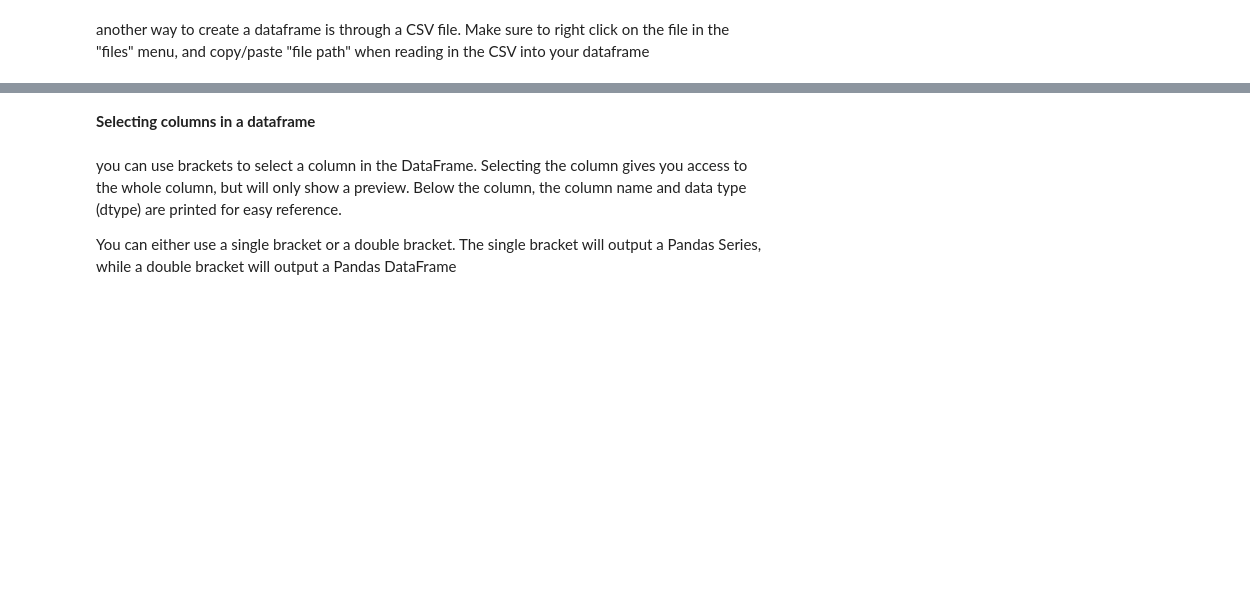
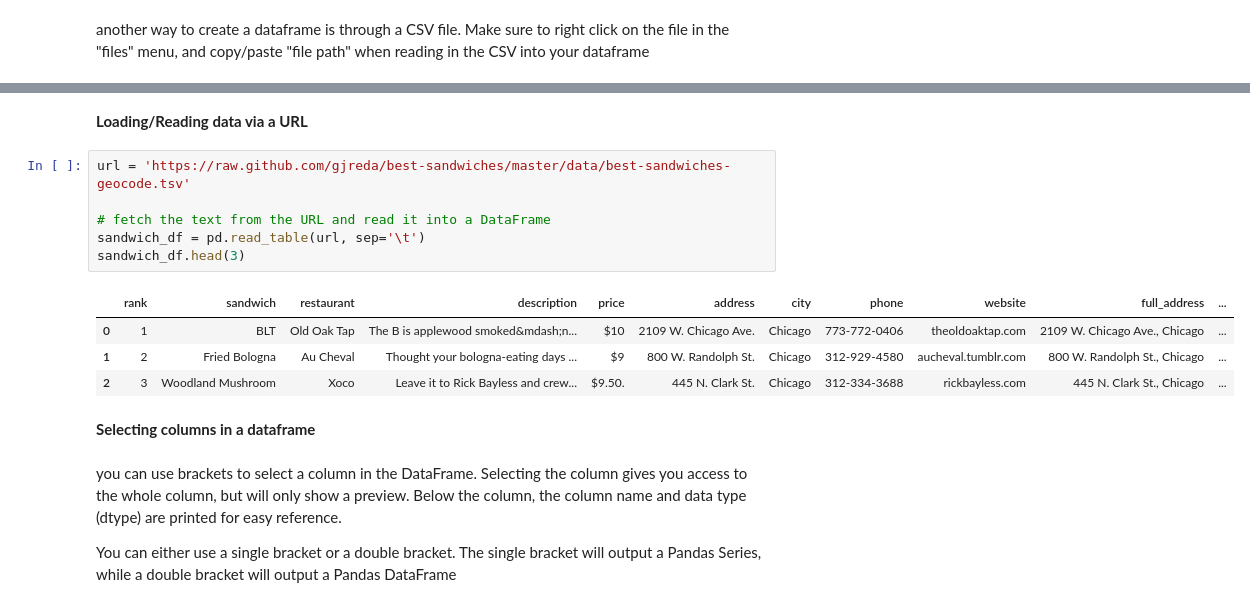
Before and after one commit to wcrowley342/mode_tutorial, a Jupyter notebook: Mode_Python_Tutorial.ipynb, the cells around one changed output, grey strips where cells are left out. Cells and saved outputs as stored; diff of their text form; blank space fills up the shorter version.

```diff
--- a/Mode_Python_Tutorial.ipynb
+++ b/Mode_Python_Tutorial.ipynb
@@ -168,3 +194,16 @@ df
+# %% [markdown]
+**Loading/Reading data via a URL**
+# %%
+url = 'https://raw.github.com/gjreda/best-sandwiches/master/data/best-sandwiches-geocode.tsv'
+
+# fetch the text from the URL and read it into a DataFrame
+sandwich_df = pd.read_table(url, sep='\t')
+sandwich_df.head(3)
+# %% [output]
+|  | rank | sandwich | restaurant | description | price | address | city | phone | website | full_address | ... |
+| 0 | 1 | BLT | Old Oak Tap | The B is applewood smoked&mdash;n... | $10 | 2109 W. Chicago Ave. | Chicago | 773-772-0406 | theoldoaktap.com | 2109 W. Chicago Ave., Chicago | ... |
+| 1 | 2 | Fried Bologna | Au Cheval | Thought your bologna-eating days ... | $9 | 800 W. Randolph St. | Chicago | 312-929-4580 | aucheval.tumblr.com | 800 W. Randolph St., Chicago | ... |
+| 2 | 3 | Woodland Mushroom | Xoco | Leave it to Rick Bayless and crew... | $9.50. | 445 N. Clark St. | Chicago | 312-334-3688 | rickbayless.com | 445 N. Clark St., Chicago | ... |
 # %% [markdown]
 **Selecting columns in a dataframe**
 # %% [markdown]
```
Also changed, not shown: parts of 16 cells of this notebook.
